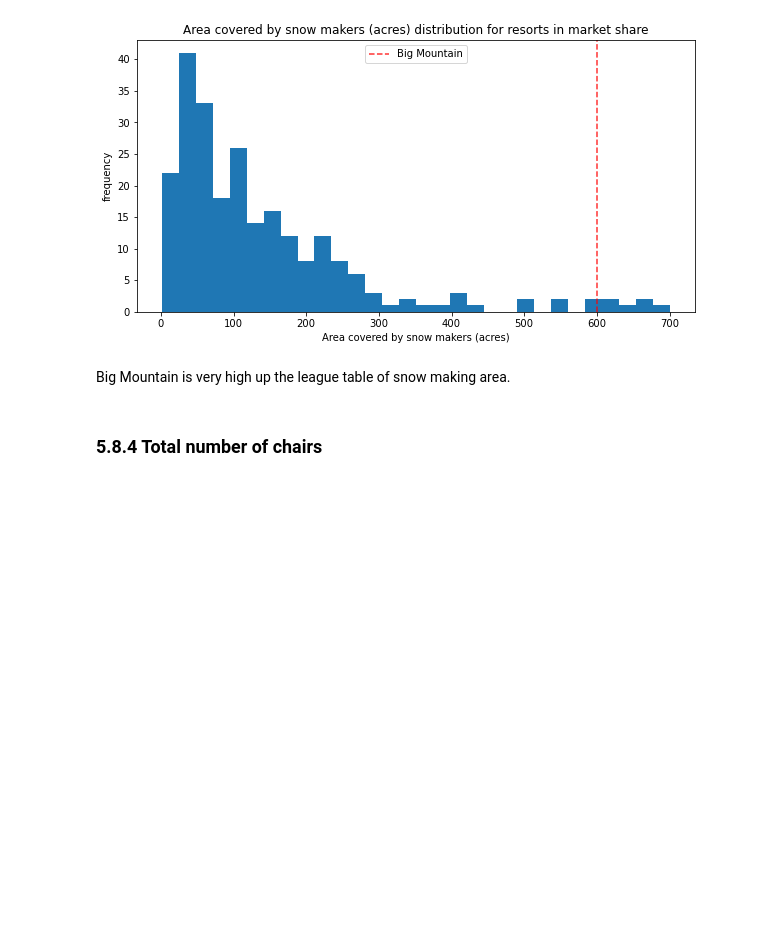
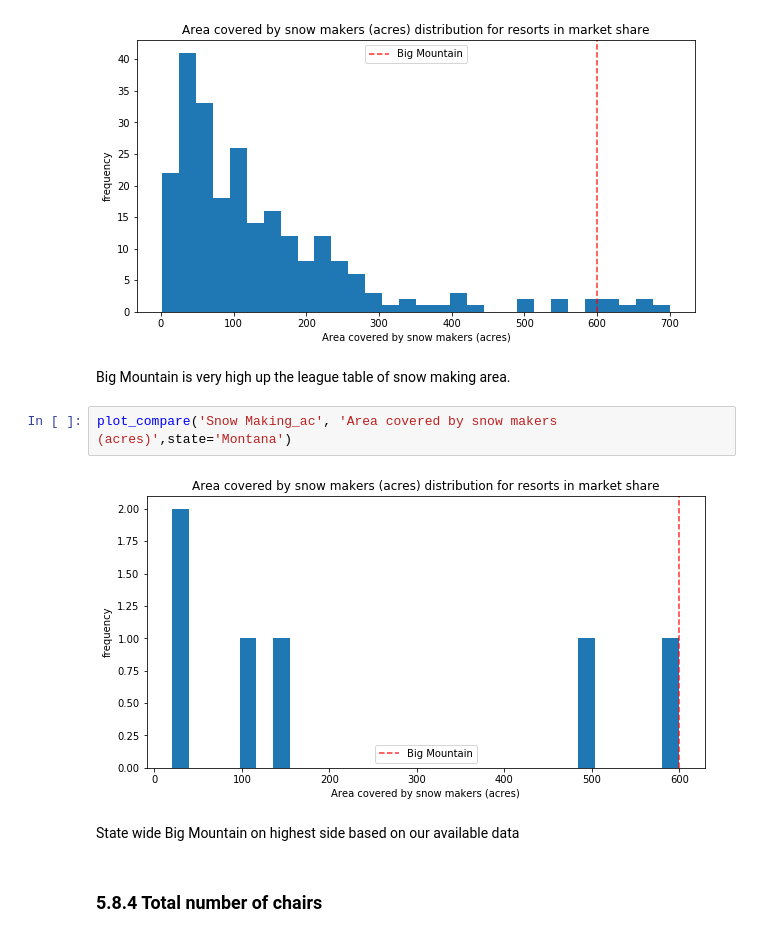
Before and after one commit to vikashkrs/DataScienceGuidedCapstone, a Jupyter notebook: Notebooks/05_modeling.ipynb, the cells around one changed output. Saved outputs shown, nothing was run; the diff lists cells and outputs as text; blank space fills up the shorter version.

```diff
--- a/Notebooks/05_modeling.ipynb
+++ b/Notebooks/05_modeling.ipynb
@@ -222,6 +257,12 @@ plot_compare('Snow Making_ac', 'Area covered by snow makers (acres)')
 [figure]
 # %% [markdown]
 Big Mountain is very high up the league table of snow making area.
+# %%
+plot_compare('Snow Making_ac', 'Area covered by snow makers (acres)',state='Montana')
+# %% [output]
+[figure, added]
+# %% [markdown]
+State wide Big Mountain on highest side based on our available data
 # %% [markdown]
 ### 5.8.4 Total number of chairs<a id='5.8.4_Total_number_of_chairs'></a>
 # %%
```
Also changed, not shown: parts of 18 cells of this notebook.
